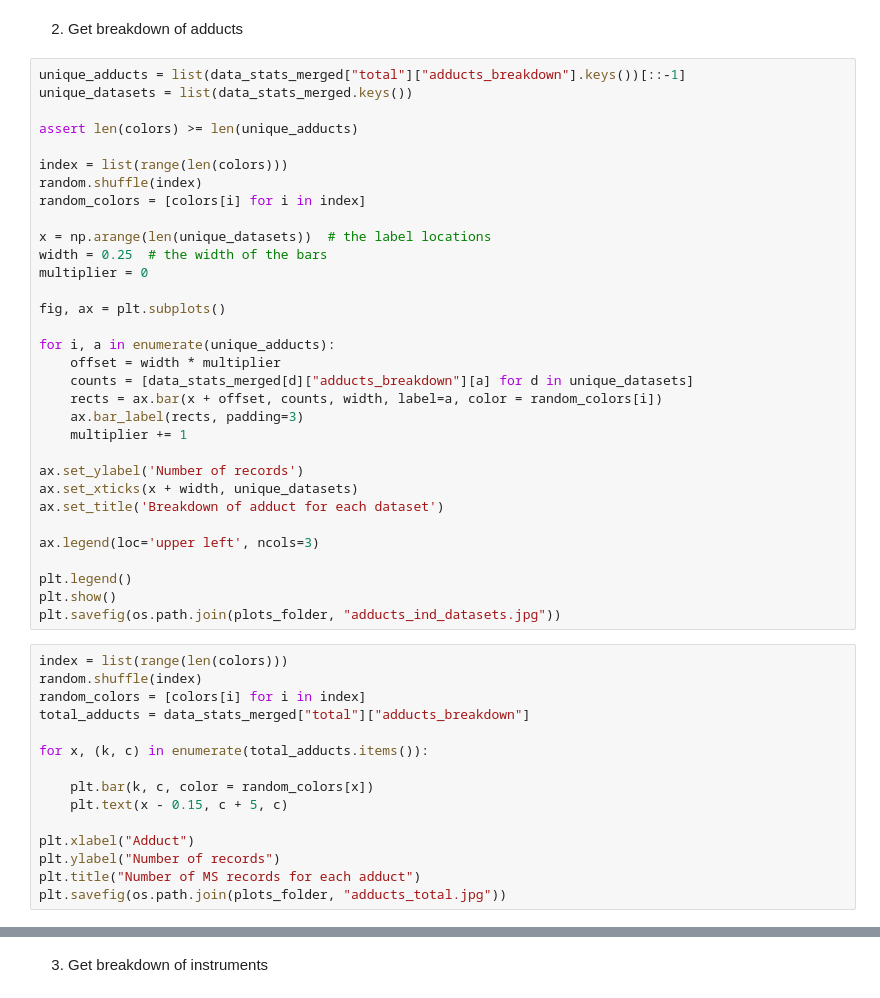
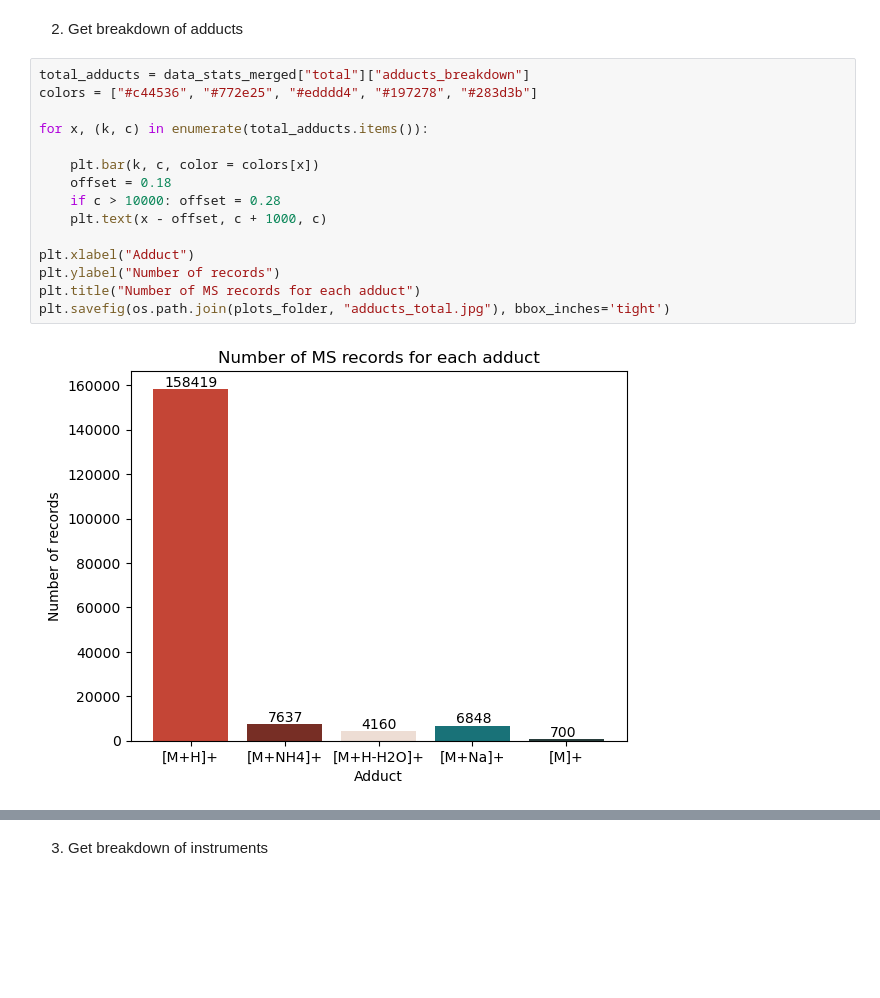
Before and after one commit to serenaklm/ML_MS_analysis, a Jupyter notebook: dataprocessing/07_data_statistics.ipynb, the cells around one changed output, grey strips where cells are left out. Drawn from its saved outputs; the diff is of its cells as text; blank space fills up the shorter version.

```diff
--- a/dataprocessing/07_data_statistics.ipynb
+++ b/dataprocessing/07_data_statistics.ipynb
@@ -125,49 +123,19 @@ plt.savefig(os.path.join(plots_folder, "dataset_breakdown.jpg"))
 # %% [markdown]
 2. Get breakdown of adducts
-# %%
-unique_adducts = list(data_stats_merged["total"]["adducts_breakdown"].keys())[::-1]
-unique_datasets = list(data_stats_merged.keys())
-
-assert len(colors) >= len(unique_adducts)
-
-index = list(range(len(colors)))
-random.shuffle(index)
-random_colors = [colors[i] for i in index]
-
-x = np.arange(len(unique_datasets))  # the label locations
-width = 0.25  # the width of the bars
-multiplier = 0
-
-fig, ax = plt.subplots()
-
-for i, a in enumerate(unique_adducts):
-    offset = width * multiplier
-    counts = [data_stats_merged[d]["adducts_breakdown"][a] for d in unique_datasets]
-    rects = ax.bar(x + offset, counts, width, label=a, color = random_colors[i])
-    ax.bar_label(rects, padding=3)
-    multiplier += 1
-
-ax.set_ylabel('Number of records')
-ax.set_xticks(x + width, unique_datasets)
-ax.set_title('Breakdown of adduct for each dataset')
-
-ax.legend(loc='upper left', ncols=3)
-
-plt.legend()
-plt.show()
-plt.savefig(os.path.join(plots_folder, "adducts_ind_datasets.jpg"))
 # %%
-index = list(range(len(colors)))
-random.shuffle(index)
-random_colors = [colors[i] for i in index]
 total_adducts = data_stats_merged["total"]["adducts_breakdown"]
+colors = ["#c44536", "#772e25", "#edddd4", "#197278", "#283d3b"]
 
 for x, (k, c) in enumerate(total_adducts.items()):
 
-    plt.bar(k, c, color = random_colors[x])
-    plt.text(x - 0.15, c + 5, c)
+    plt.bar(k, c, color = colors[x])
+    offset = 0.18
+    if c > 10000: offset = 0.28
+    plt.text(x - offset, c + 1000, c)
 
 plt.xlabel("Adduct")
 plt.ylabel("Number of records")
 plt.title("Number of MS records for each adduct")
-plt.savefig(os.path.join(plots_folder, "adducts_total.jpg"))
+plt.savefig(os.path.join(plots_folder, "adducts_total.jpg"), bbox_inches='tight')
+# %% [output]
+[figure, added]
```
Also changed, not shown: parts of 13 cells of this notebook, 2 other files.
